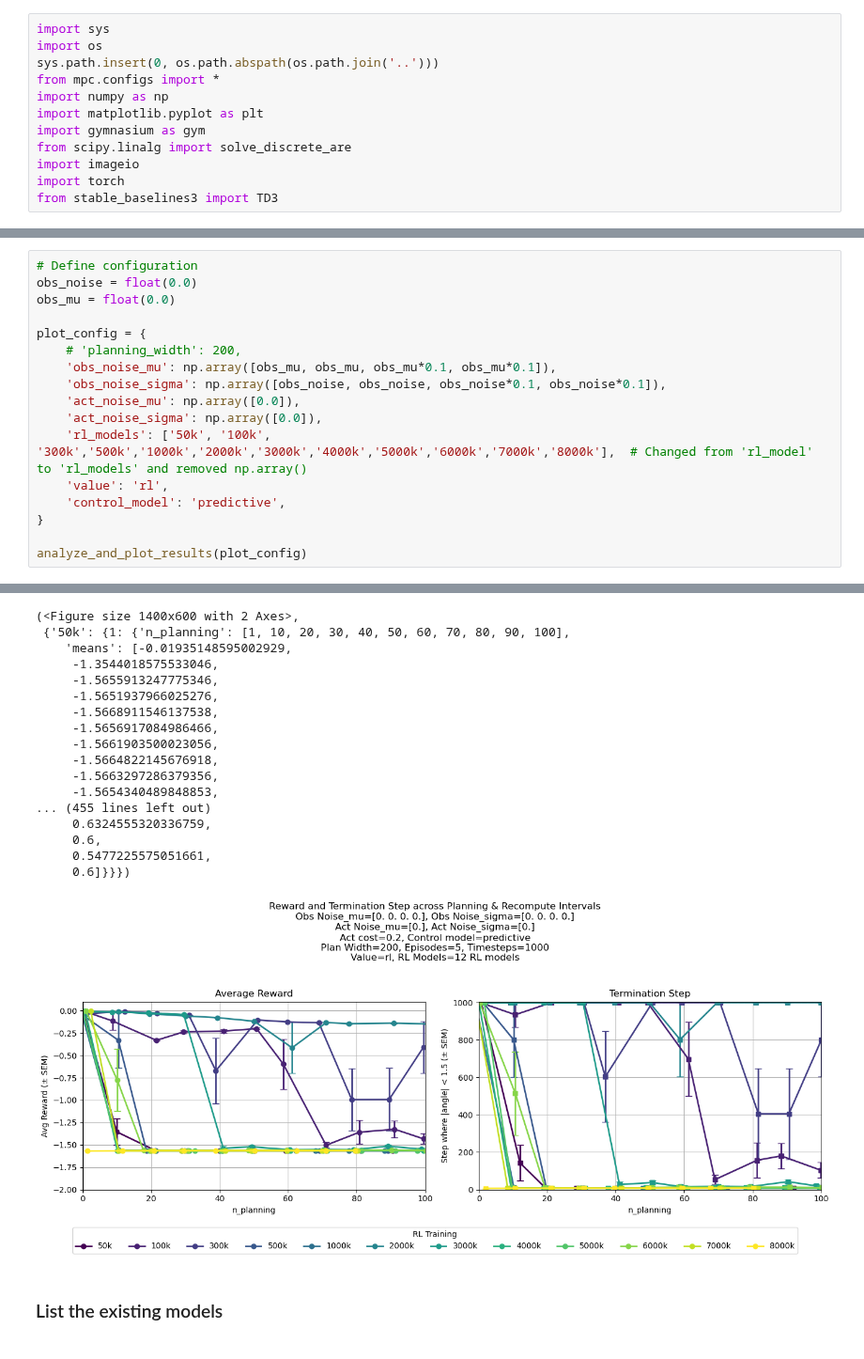
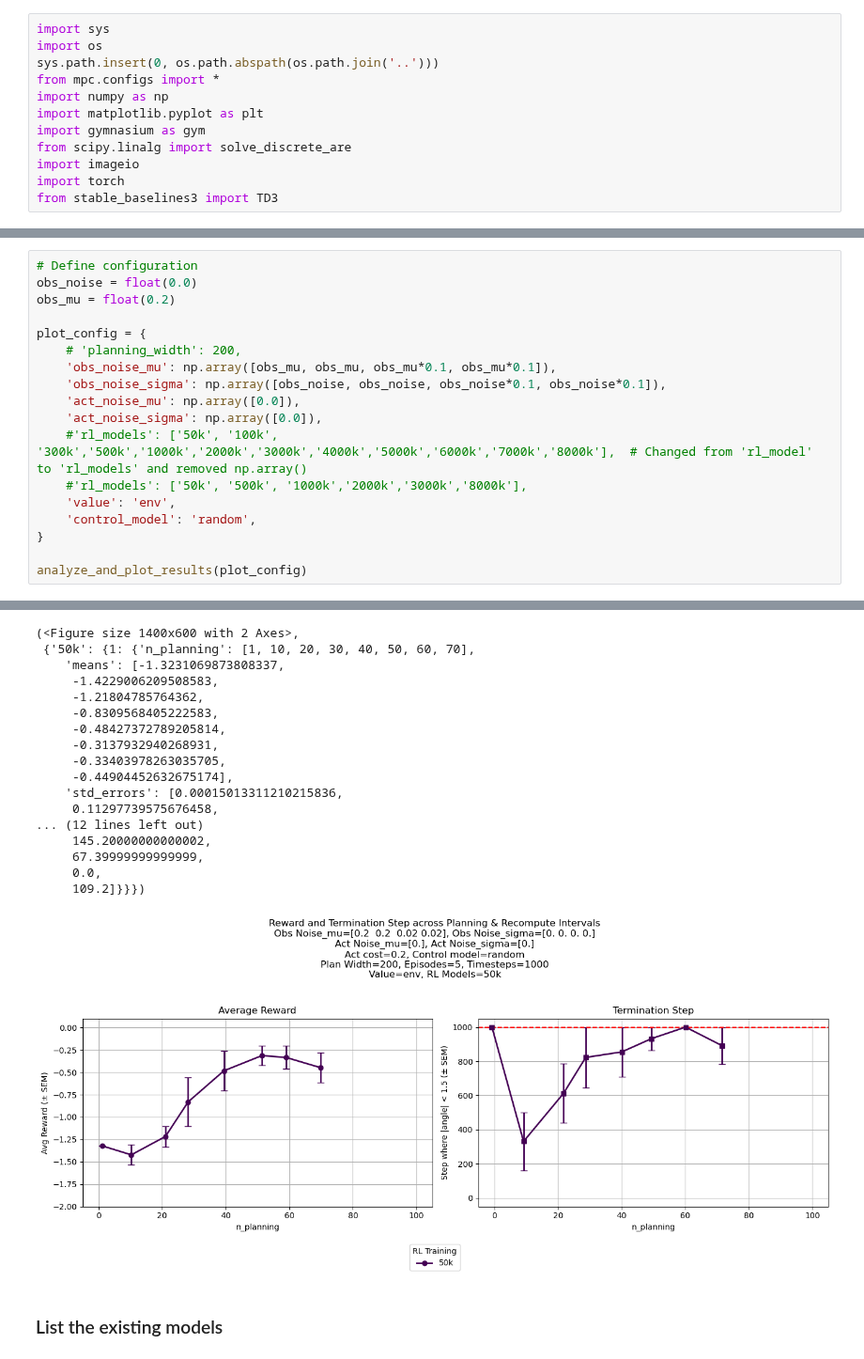
Before and after one commit to jtbuch/mpc_dojo, a Jupyter notebook: cartpole/notebooks/MujocoCartpoleSimulations.ipynb, the cells around one changed output, grey strips where cells are left out. Shown at 94% size. Saved outputs shown, nothing was run; the diff lists cells and outputs as text.

```diff
--- a/cartpole/notebooks/MujocoCartpoleSimulations.ipynb
+++ b/cartpole/notebooks/MujocoCartpoleSimulations.ipynb
@@ -88,7 +88,7 @@ plt.show()
 # %%
 # Define configuration
 obs_noise = float(0.0)
-obs_mu = float(0.0)
+obs_mu = float(0.2)
 
 plot_config = {
     # 'planning_width': 200,
@@ -96,9 +96,10 @@ plot_config = {
     'obs_noise_sigma': np.array([obs_noise, obs_noise, obs_noise*0.1, obs_noise*0.1]),
     'act_noise_mu': np.array([0.0]),
     'act_noise_sigma': np.array([0.0]),
-    'rl_models': ['50k', '100k', '300k','500k','1000k','2000k','3000k','4000k','5000k','6000k','7000k','8000k'],  # Changed from 'rl_model' to 'rl_models' and removed np.array()
-    'value': 'rl',
-    'control_model': 'predictive',
+    #'rl_models': ['50k', '100k', '300k','500k','1000k','2000k','3000k','4000k','5000k','6000k','7000k','8000k'],  # Changed from 'rl_model' to 'rl_models' and removed np.array()
+    #'rl_models': ['50k', '500k', '1000k','2000k','3000k','8000k'],
+    'value': 'env',
+    'control_model': 'random',
 }
 
 analyze_and_plot_results(plot_config)
@@ -123,21 +124,21 @@ Loaded model from ../results/models/model_interval1_planning90_obsnoise0.4_obsmu
 (<Figure size 1400x600 with 2 Axes>,
- {'50k': {1: {'n_planning': [1, 10, 20, 30, 40, 50, 60, 70, 80, 90, 100],
-    'means': [-0.01935148595002929,
-     -1.3544018575533046,
-     -1.5655913247775346,
-     -1.5651937966025276,
-     -1.5668911546137538,
-     -1.5656917084986466,
-     -1.5661903500023056,
-     -1.5664822145676918,
-     -1.5663297286379356,
-     -1.5654340489848853,
-... (455 lines left out)
-     0.6324555320336759,
-     0.6,
-     0.5477225575051661,
-     0.6]}}})
+ {'50k': {1: {'n_planning': [1, 10, 20, 30, 40, 50, 60, 70],
+    'means': [-1.3231069873808337,
+     -1.4229006209508583,
+     -1.21804785764362,
+     -0.8309568405222583,
+     -0.48427372789205814,
+     -0.3137932940268931,
+     -0.33403978263035705,
+     -0.44904452632675174],
+    'std_errors': [0.00015013311210215836,
+     0.11297739575676458,
+... (12 lines left out)
+     145.20000000000002,
+     67.39999999999999,
+     0.0,
+     109.2]}}})
-[figure, old version]
+[figure, new version]
 # %% [markdown]
 ### List the existing models
 # %%
```
Also changed, not shown: parts of 2 cells of this notebook.
